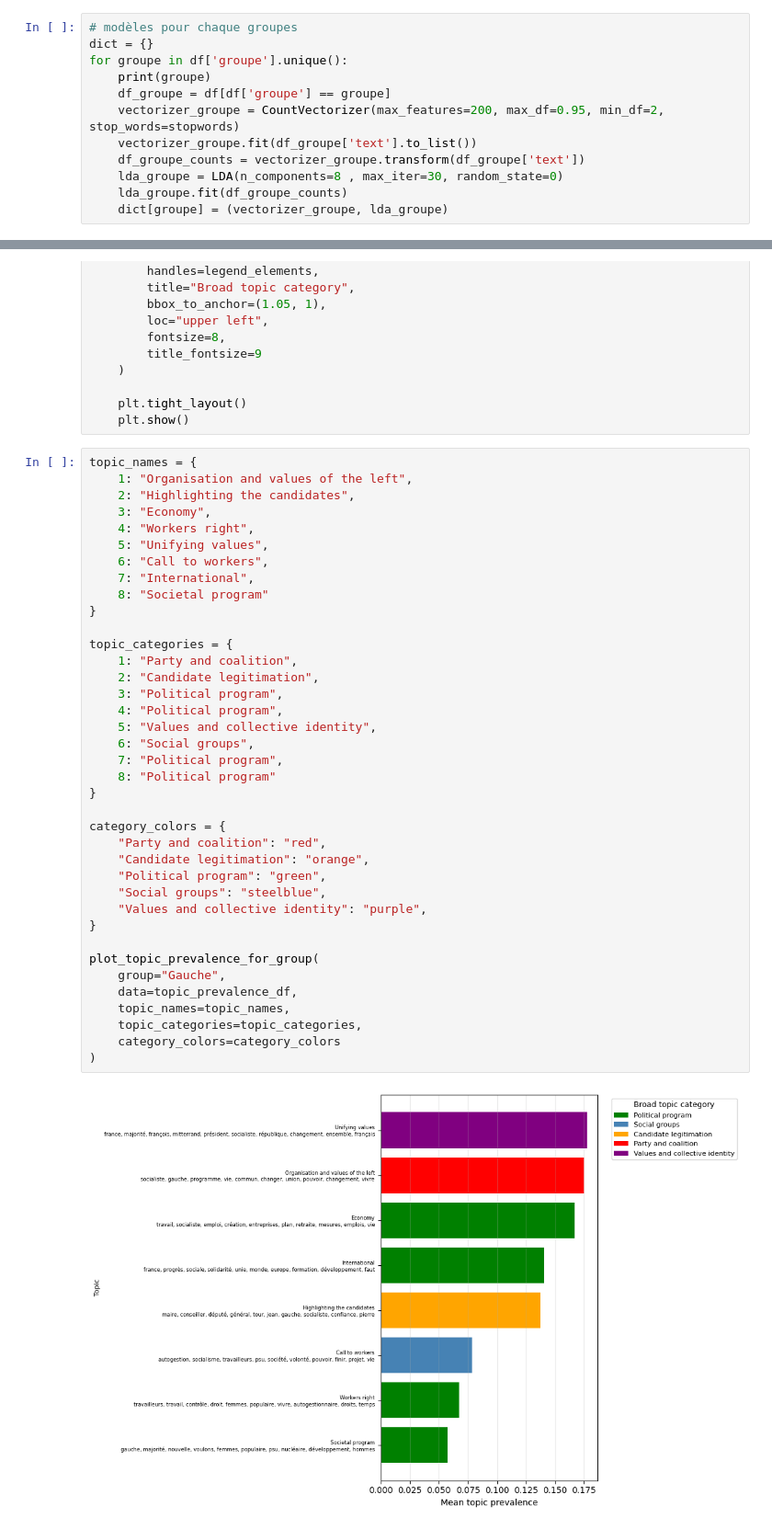
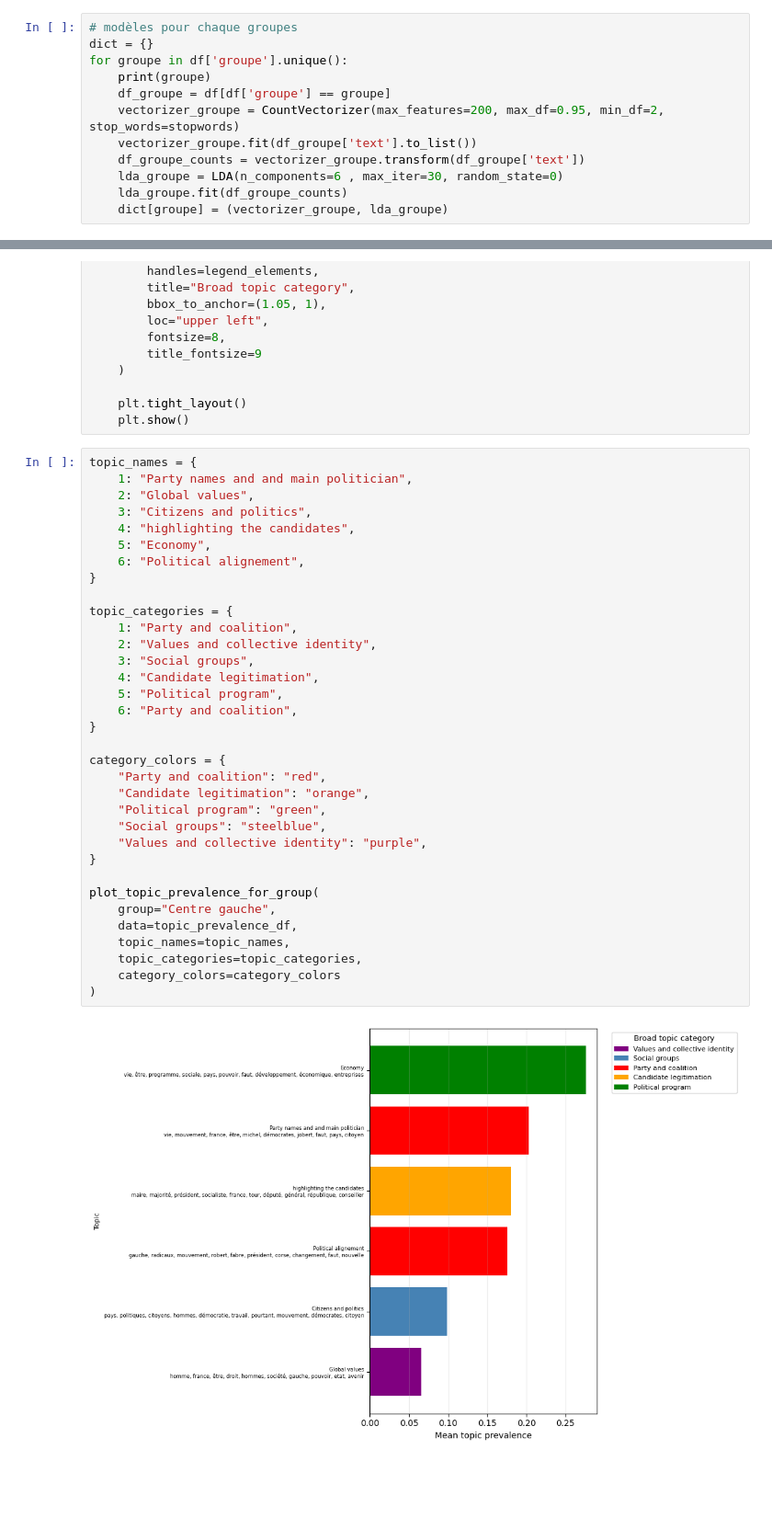
Before and after one commit to lecoqm/NLP, a Jupyter notebook: LDA.ipynb, the cells around one changed output, grey strips where cells are left out. Shown at 92% size. Drawn from its saved outputs; the diff is of its cells as text; blank space fills up the shorter version.

```diff
--- a/LDA.ipynb
+++ b/LDA.ipynb
@@ -66,7 +66,7 @@ for groupe in df['groupe'].unique():
     vectorizer_groupe = CountVectorizer(max_features=200, max_df=0.95, min_df=2, stop_words=stopwords)
     vectorizer_groupe.fit(df_groupe['text'].to_list())
     df_groupe_counts = vectorizer_groupe.transform(df_groupe['text'])
-    lda_groupe = LDA(n_components=8 , max_iter=30, random_state=0)
+    lda_groupe = LDA(n_components=6 , max_iter=30, random_state=0)
     lda_groupe.fit(df_groupe_counts)
     dict[groupe] = (vectorizer_groupe, lda_groupe)
 # %% [output]
@@ -288,41 +288,37 @@ def plot_topic_prevalence_for_group(
     plt.show()
 # %%
 topic_names = {
-    1: "Organisation and values of the left",
-    2: "Highlighting the candidates",
-    3: "Economy",
-    4: "Workers right",
-    5: "Unifying values",
-    6: "Call to workers",
-    7: "International",
-    8: "Societal program"
+    1: "Party names and and main politician",
+    2: "Global values",
+    3: "Citizens and politics",
+    4: "highlighting the candidates",
+    5: "Economy",
+    6: "Political alignement",
 }
 
 topic_categories = {
     1: "Party and coalition",
-    2: "Candidate legitimation",
-    3: "Political program",
-    4: "Political program",
-    5: "Values and collective identity",
-    6: "Social groups",
-    7: "Political program",
-    8: "Political program"
+    2: "Values and collective identity",
+    3: "Social groups",
+    4: "Candidate legitimation",
+    5: "Political program",
+    6: "Party and coalition",
 }
 
 category_colors = {
     "Party and coalition": "red",
     "Candidate legitimation": "orange",
     "Political program": "green",
     "Social groups": "steelblue",
     "Values and collective identity": "purple",
 }
 
 plot_topic_prevalence_for_group(
-    group="Gauche",
+    group="Centre gauche",
     data=topic_prevalence_df,
     topic_names=topic_names,
     topic_categories=topic_categories,
     category_colors=category_colors
 )
 # %% [output]
-[figure, old version]
+[figure, new version]
```
Also changed, not shown: parts of 3 cells of this notebook, 4 other files.
